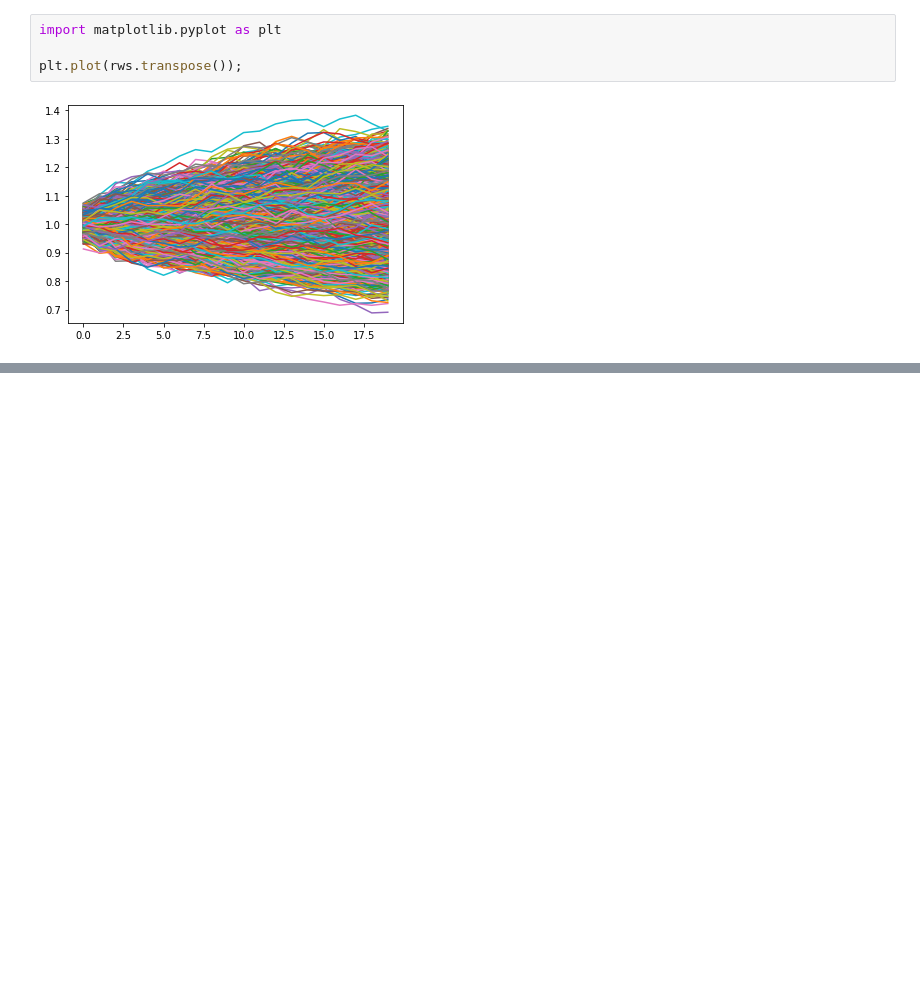
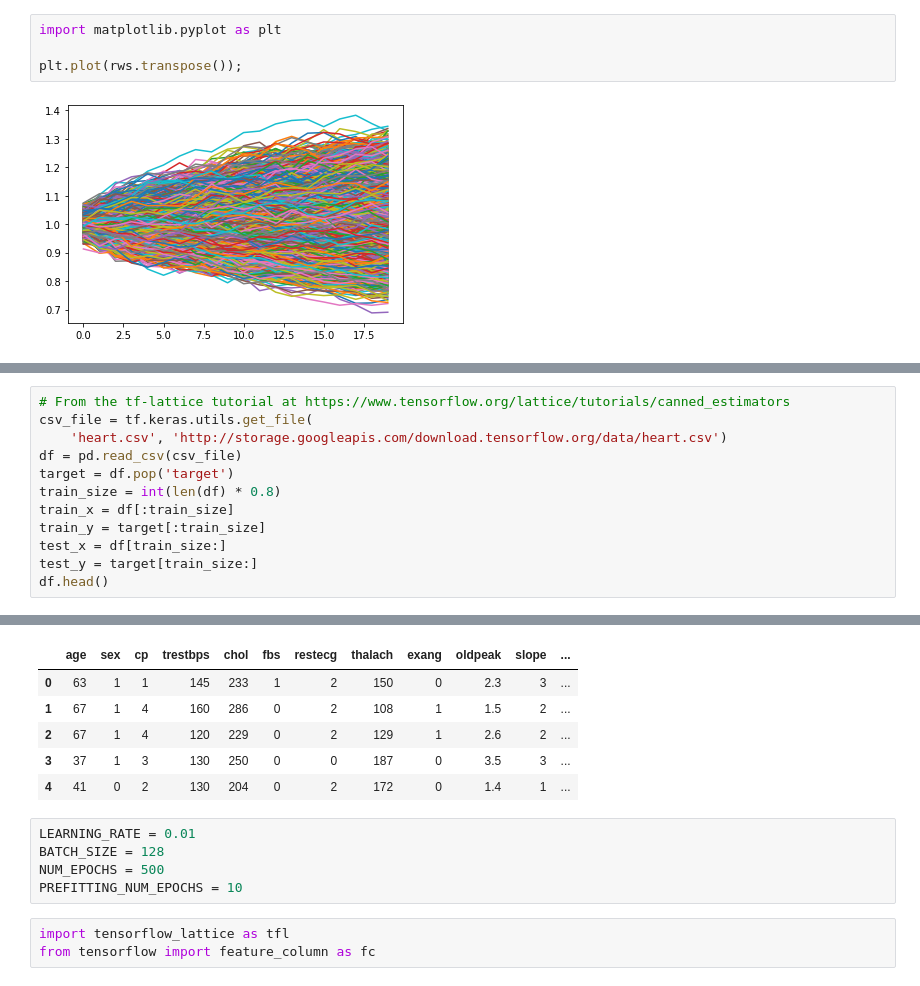
Before and after one commit to RoetGer/decisions-under-uncertainty, a Jupyter notebook: solved_problems.ipynb, the cells around one changed output, grey strips where cells are left out. Cells and saved outputs as stored; diff of their text form; blank space fills up the shorter version.

```diff
--- a/solved_problems.ipynb
+++ b/solved_problems.ipynb
@@ -1287,0 +1315,13 @@ plt.plot(rws.transpose());
+# %%
+# From the tf-lattice tutorial at https://www.tensorflow.org/lattice/tutorials/canned_estimators
+csv_file = tf.keras.utils.get_file(
+    'heart.csv', 'http://storage.googleapis.com/download.tensorflow.org/data/heart.csv')
+df = pd.read_csv(csv_file)
+target = df.pop('target')
+train_size = int(len(df) * 0.8)
+train_x = df[:train_size]
+train_y = target[:train_size]
+test_x = df[train_size:]
+test_y = target[train_size:]
+df.head()
+# %% [output]
@@ -1287,0 +1330,14 @@ plt.plot(rws.transpose());
+|  | age | sex | cp | trestbps | chol | fbs | restecg | thalach | exang | oldpeak | slope | ... |
+| 0 | 63 | 1 | 1 | 145 | 233 | 1 | 2 | 150 | 0 | 2.3 | 3 | ... |
+| 1 | 67 | 1 | 4 | 160 | 286 | 0 | 2 | 108 | 1 | 1.5 | 2 | ... |
+| 2 | 67 | 1 | 4 | 120 | 229 | 0 | 2 | 129 | 1 | 2.6 | 2 | ... |
+| 3 | 37 | 1 | 3 | 130 | 250 | 0 | 0 | 187 | 0 | 3.5 | 3 | ... |
+| 4 | 41 | 0 | 2 | 130 | 204 | 0 | 2 | 172 | 0 | 1.4 | 1 | ... |
+# %%
+LEARNING_RATE = 0.01
+BATCH_SIZE = 128
+NUM_EPOCHS = 500
+PREFITTING_NUM_EPOCHS = 10
+# %%
+import tensorflow_lattice as tfl
+from tensorflow import feature_column as fc
```
Also changed, not shown: parts of 7 cells of this notebook.
